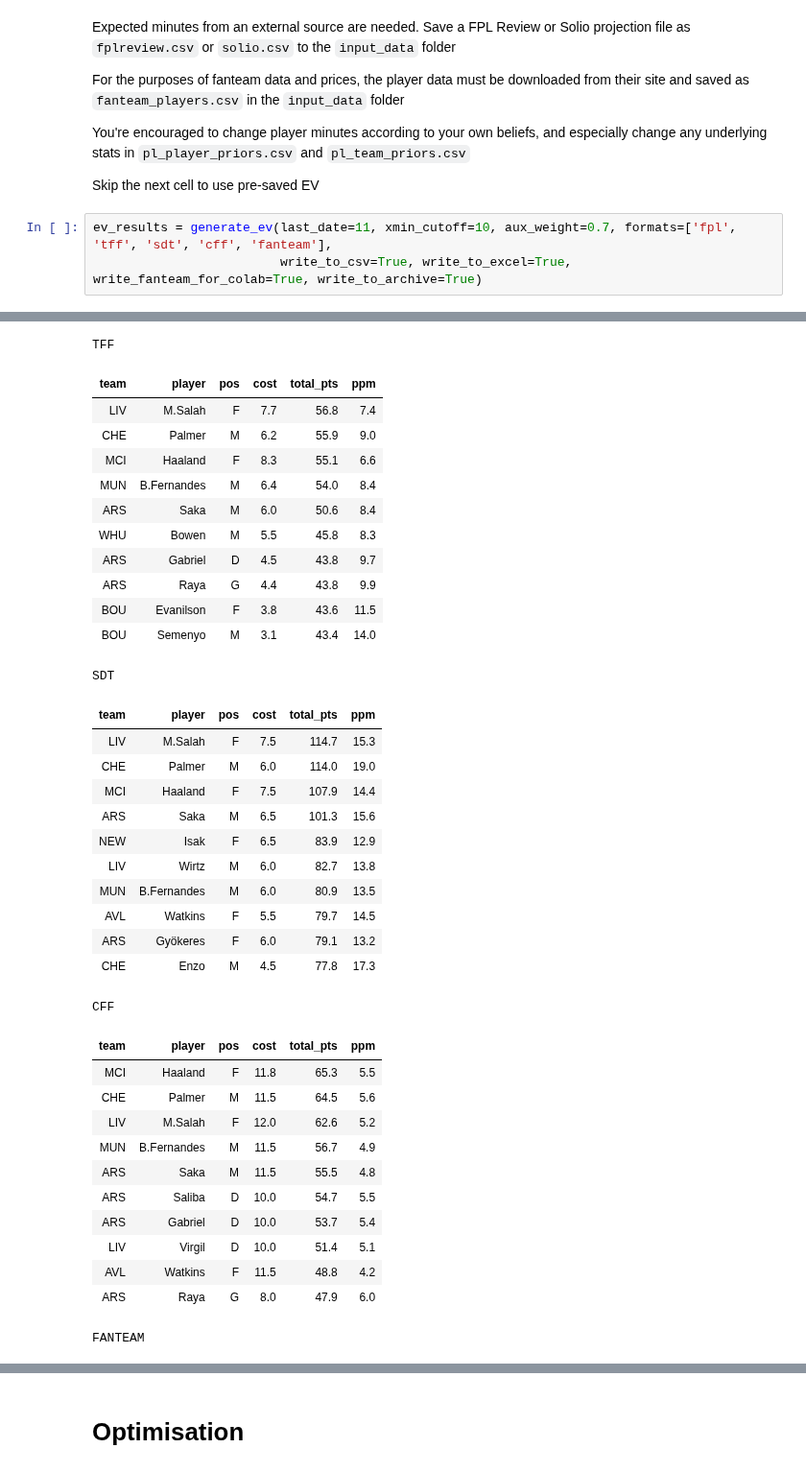
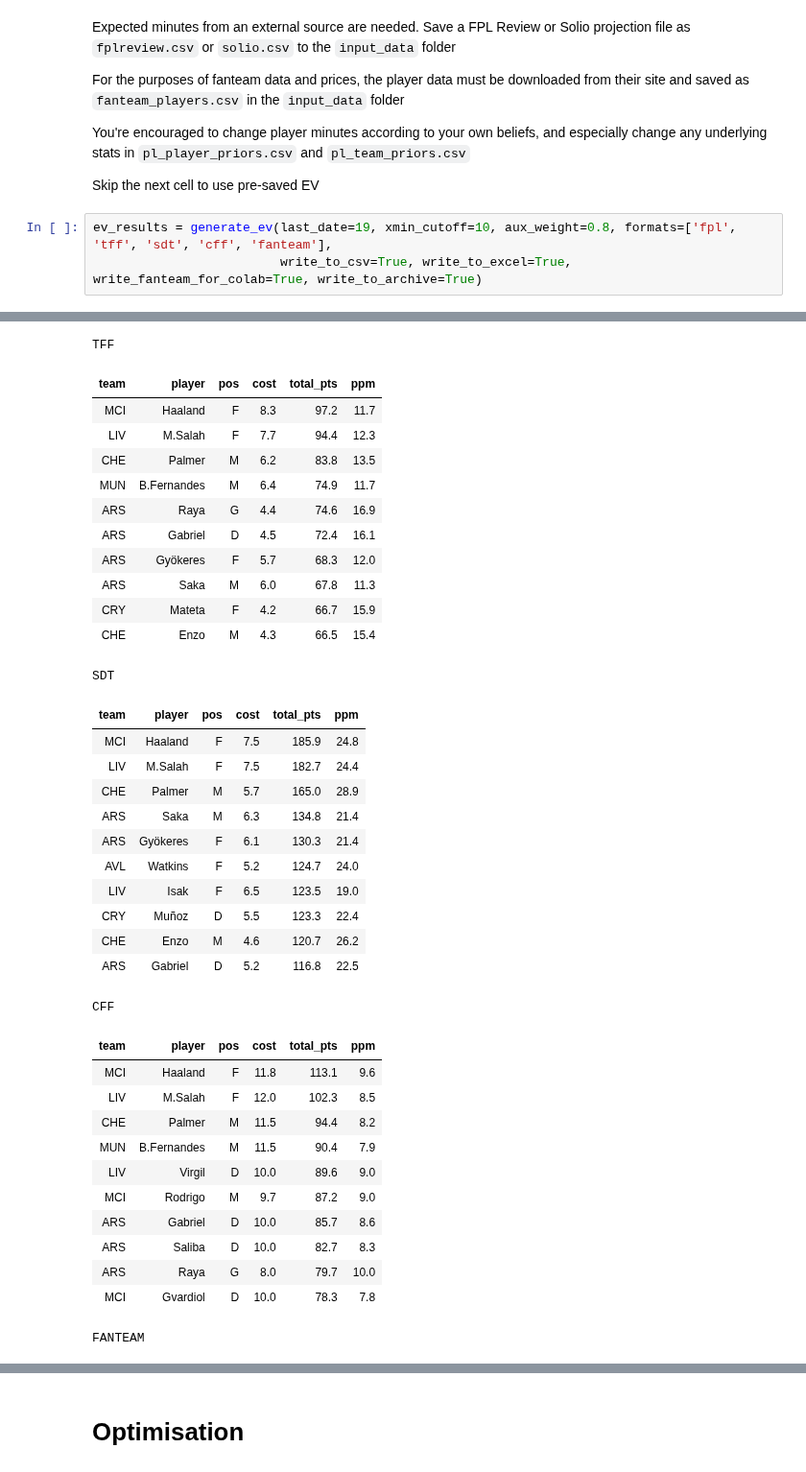
Before and after one commit to SamTroy/multi_ff_opt, a Jupyter notebook: run/run.ipynb, the cells around one changed output, grey strips where cells are left out. Shown at 96% size. Drawn from its saved outputs; the diff is of its cells as text.

```diff
--- a/run/run.ipynb
+++ b/run/run.ipynb
@@ -1429,7 +1455,7 @@ You're encouraged to change player minutes according to your own beliefs, and es
 
 Skip the next cell to use pre-saved EV
 # %%
-ev_results = generate_ev(last_date=11, xmin_cutoff=10, aux_weight=0.7, formats=['fpl', 'tff', 'sdt', 'cff', 'fanteam'],
+ev_results = generate_ev(last_date=19, xmin_cutoff=10, aux_weight=0.8, formats=['fpl', 'tff', 'sdt', 'cff', 'fanteam'],
                          write_to_csv=True, write_to_excel=True, write_fanteam_for_colab=True, write_to_archive=True)
 # %% [output]
 Using minutes from ../input_data/fplreview.csv
@@ -1464,38 +1490,38 @@ FPL
 TFF
 | team | player | pos | cost | total_pts | ppm |
-| LIV | M.Salah | F | 7.7 | 56.8 | 7.4 |
-| CHE | Palmer | M | 6.2 | 55.9 | 9.0 |
-| MCI | Haaland | F | 8.3 | 55.1 | 6.6 |
-| MUN | B.Fernandes | M | 6.4 | 54.0 | 8.4 |
-| ARS | Saka | M | 6.0 | 50.6 | 8.4 |
-| WHU | Bowen | M | 5.5 | 45.8 | 8.3 |
-| ARS | Gabriel | D | 4.5 | 43.8 | 9.7 |
-| ARS | Raya | G | 4.4 | 43.8 | 9.9 |
-| BOU | Evanilson | F | 3.8 | 43.6 | 11.5 |
-| BOU | Semenyo | M | 3.1 | 43.4 | 14.0 |
+| MCI | Haaland | F | 8.3 | 97.2 | 11.7 |
+| LIV | M.Salah | F | 7.7 | 94.4 | 12.3 |
+| CHE | Palmer | M | 6.2 | 83.8 | 13.5 |
+| MUN | B.Fernandes | M | 6.4 | 74.9 | 11.7 |
+| ARS | Raya | G | 4.4 | 74.6 | 16.9 |
+| ARS | Gabriel | D | 4.5 | 72.4 | 16.1 |
+| ARS | Gyökeres | F | 5.7 | 68.3 | 12.0 |
+| ARS | Saka | M | 6.0 | 67.8 | 11.3 |
+| CRY | Mateta | F | 4.2 | 66.7 | 15.9 |
+| CHE | Enzo | M | 4.3 | 66.5 | 15.4 |
 SDT
 | team | player | pos | cost | total_pts | ppm |
-| LIV | M.Salah | F | 7.5 | 114.7 | 15.3 |
-| CHE | Palmer | M | 6.0 | 114.0 | 19.0 |
-| MCI | Haaland | F | 7.5 | 107.9 | 14.4 |
-| ARS | Saka | M | 6.5 | 101.3 | 15.6 |
-| NEW | Isak | F | 6.5 | 83.9 | 12.9 |
-| LIV | Wirtz | M | 6.0 | 82.7 | 13.8 |
-| MUN | B.Fernandes | M | 6.0 | 80.9 | 13.5 |
-| AVL | Watkins | F | 5.5 | 79.7 | 14.5 |
-| ARS | Gyökeres | F | 6.0 | 79.1 | 13.2 |
-| CHE | Enzo | M | 4.5 | 77.8 | 17.3 |
+| MCI | Haaland | F | 7.5 | 185.9 | 24.8 |
+| LIV | M.Salah | F | 7.5 | 182.7 | 24.4 |
+| CHE | Palmer | M | 5.7 | 165.0 | 28.9 |
+| ARS | Saka | M | 6.3 | 134.8 | 21.4 |
+| ARS | Gyökeres | F | 6.1 | 130.3 | 21.4 |
+| AVL | Watkins | F | 5.2 | 124.7 | 24.0 |
+| LIV | Isak | F | 6.5 | 123.5 | 19.0 |
+| CRY | Muñoz | D | 5.5 | 123.3 | 22.4 |
+| CHE | Enzo | M | 4.6 | 120.7 | 26.2 |
+| ARS | Gabriel | D | 5.2 | 116.8 | 22.5 |
 CFF
 | team | player | pos | cost | total_pts | ppm |
-| MCI | Haaland | F | 11.8 | 65.3 | 5.5 |
-| CHE | Palmer | M | 11.5 | 64.5 | 5.6 |
-| LIV | M.Salah | F | 12.0 | 62.6 | 5.2 |
-| MUN | B.Fernandes | M | 11.5 | 56.7 | 4.9 |
-| ARS | Saka | M | 11.5 | 55.5 | 4.8 |
-| ARS | Saliba | D | 10.0 | 54.7 | 5.5 |
-| ARS | Gabriel | D | 10.0 | 53.7 | 5.4 |
-| LIV | Virgil | D | 10.0 | 51.4 | 5.1 |
-| AVL | Watkins | F | 11.5 | 48.8 | 4.2 |
-| ARS | Raya | G | 8.0 | 47.9 | 6.0 |
+| MCI | Haaland | F | 11.8 | 113.1 | 9.6 |
+| LIV | M.Salah | F | 12.0 | 102.3 | 8.5 |
+| CHE | Palmer | M | 11.5 | 94.4 | 8.2 |
+| MUN | B.Fernandes | M | 11.5 | 90.4 | 7.9 |
+| LIV | Virgil | D | 10.0 | 89.6 | 9.0 |
+| MCI | Rodrigo | M | 9.7 | 87.2 | 9.0 |
+| ARS | Gabriel | D | 10.0 | 85.7 | 8.6 |
+| ARS | Saliba | D | 10.0 | 82.7 | 8.3 |
+| ARS | Raya | G | 8.0 | 79.7 | 10.0 |
+| MCI | Gvardiol | D | 10.0 | 78.3 | 7.8 |
 FANTEAM
 | team | player | pos | cost | total_pts | ppm |
```
Also changed, not shown: parts of 12 cells of this notebook, 15 other files.
